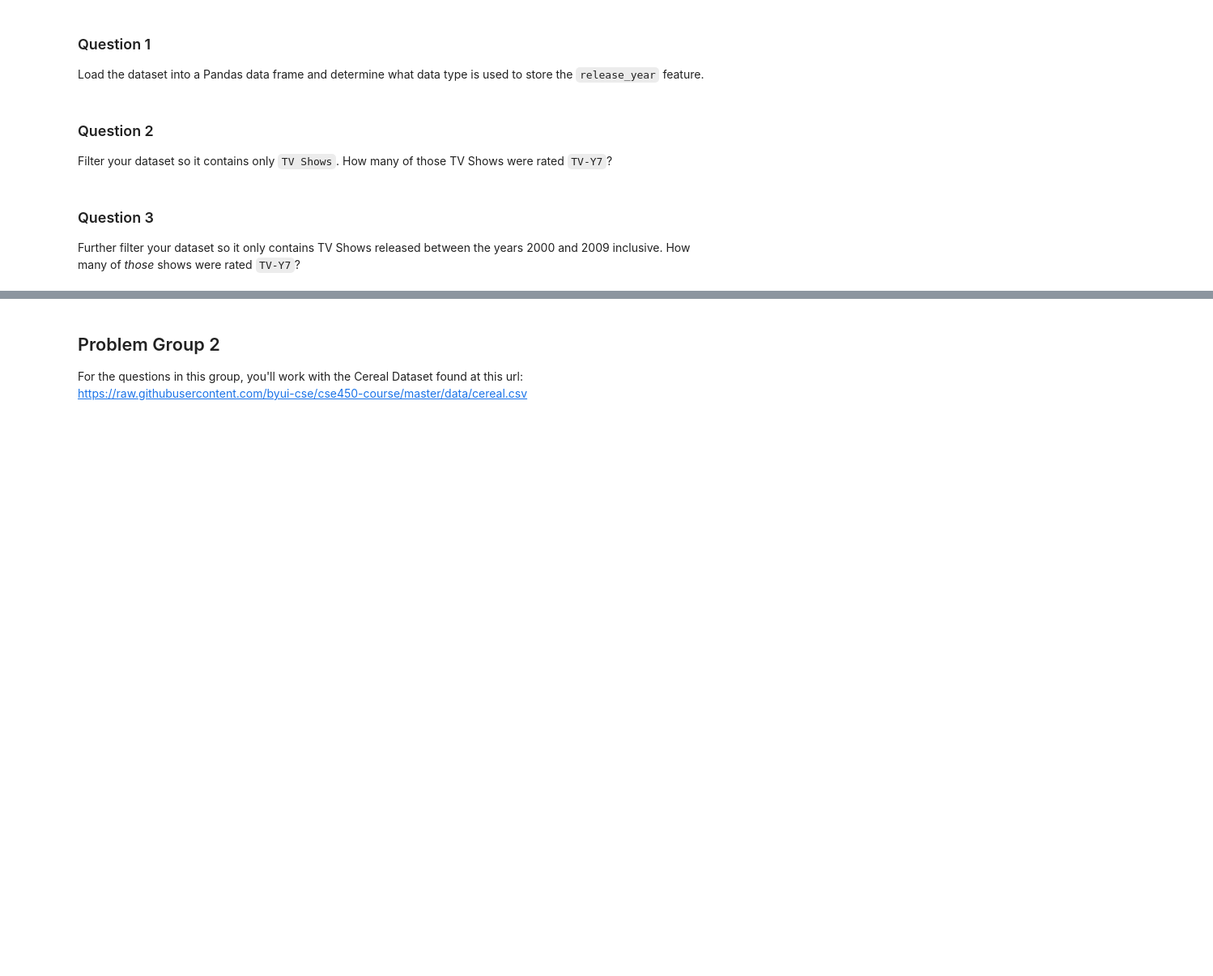
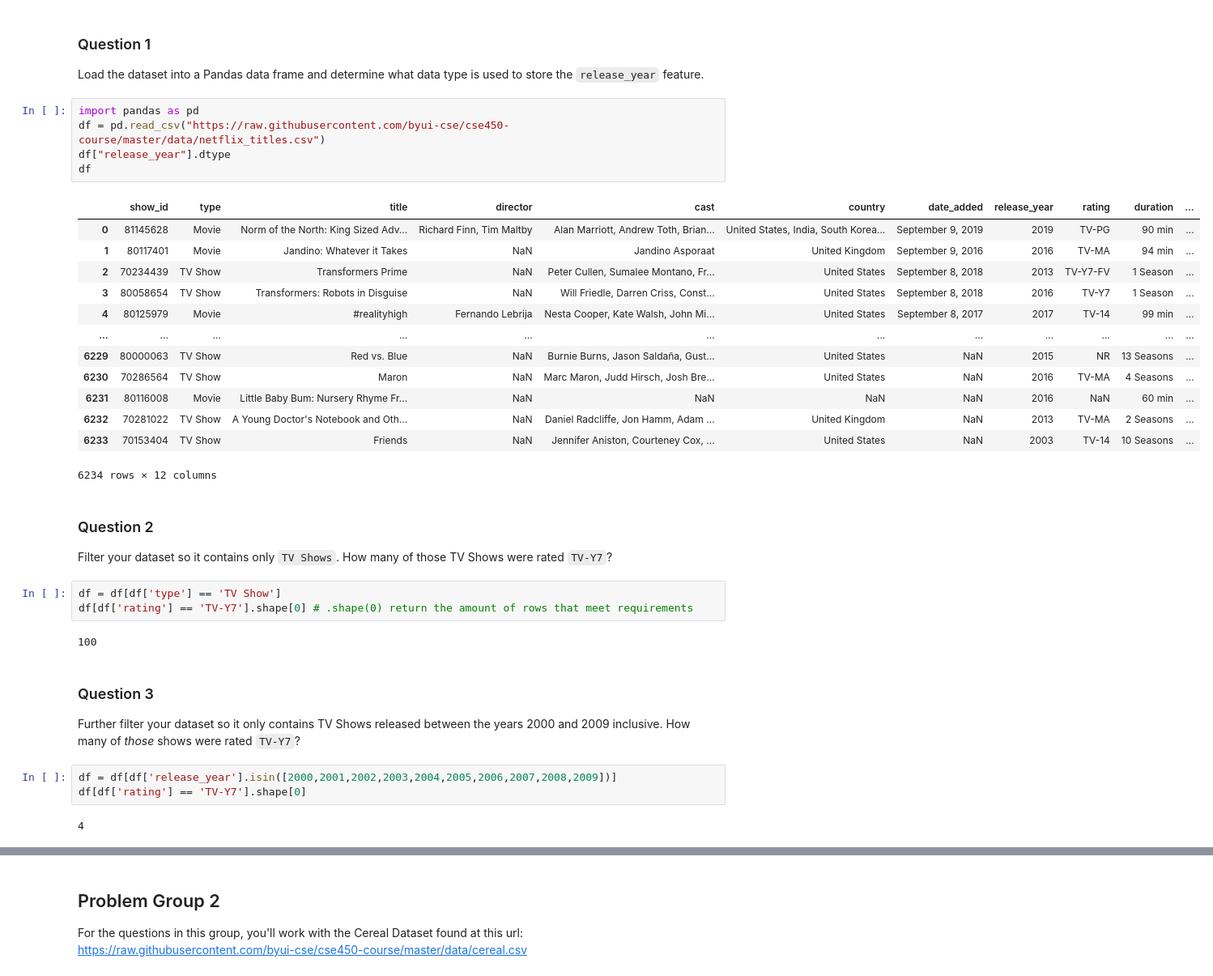
Before and after one commit to jschaefer18/Housing-Data-Analysis, a Jupyter notebook: notebooks/module01-assessment.ipynb, the cells around one changed output, grey strips where cells are left out. Shown at 81% size. Drawn from its saved outputs; the diff is of its cells as text; blank space fills up the shorter version.

```diff
--- a/notebooks/module01-assessment.ipynb
+++ b/notebooks/module01-assessment.ipynb
@@ -23,9 +25,38 @@ For the questions in this group, you'll work with the Netflix Movies Dataset fou
 # %% [markdown]
 ### Question 1
 Load the dataset into a Pandas data frame and determine what data type is used to store the `release_year` feature.
+# %%
+import pandas as pd
+df = pd.read_csv("https://raw.githubusercontent.com/byui-cse/cse450-course/master/data/netflix_titles.csv")
+df["release_year"].dtype
+df
+# %% [output]
+|  | show_id | type | title | director | cast | country | date_added | release_year | rating | duration | ... |
+| 0 | 81145628 | Movie | Norm of the North: King Sized Adv... | Richard Finn, Tim Maltby | Alan Marriott, Andrew Toth, Brian... | United States, India, South Korea... | September 9, 2019 | 2019 | TV-PG | 90 min | ... |
+| 1 | 80117401 | Movie | Jandino: Whatever it Takes | NaN | Jandino Asporaat | United Kingdom | September 9, 2016 | 2016 | TV-MA | 94 min | ... |
+| 2 | 70234439 | TV Show | Transformers Prime | NaN | Peter Cullen, Sumalee Montano, Fr... | United States | September 8, 2018 | 2013 | TV-Y7-FV | 1 Season | ... |
+| 3 | 80058654 | TV Show | Transformers: Robots in Disguise | NaN | Will Friedle, Darren Criss, Const... | United States | September 8, 2018 | 2016 | TV-Y7 | 1 Season | ... |
+| 4 | 80125979 | Movie | #realityhigh | Fernando Lebrija | Nesta Cooper, Kate Walsh, John Mi... | United States | September 8, 2017 | 2017 | TV-14 | 99 min | ... |
+| ... | ... | ... | ... | ... | ... | ... | ... | ... | ... | ... | ... |
+| 6229 | 80000063 | TV Show | Red vs. Blue | NaN | Burnie Burns, Jason Saldaña, Gust... | United States | NaN | 2015 | NR | 13 Seasons | ... |
+| 6230 | 70286564 | TV Show | Maron | NaN | Marc Maron, Judd Hirsch, Josh Bre... | United States | NaN | 2016 | TV-MA | 4 Seasons | ... |
+| 6231 | 80116008 | Movie | Little Baby Bum: Nursery Rhyme Fr... | NaN | NaN | NaN | NaN | 2016 | NaN | 60 min | ... |
+| 6232 | 70281022 | TV Show | A Young Doctor's Notebook and Oth... | NaN | Daniel Radcliffe, Jon Hamm, Adam ... | United Kingdom | NaN | 2013 | TV-MA | 2 Seasons | ... |
+| 6233 | 70153404 | TV Show | Friends | NaN | Jennifer Aniston, Courteney Cox, ... | United States | NaN | 2003 | TV-14 | 10 Seasons | ... |
+6234 rows × 12 columns
 # %% [markdown]
 ### Question 2
 Filter your dataset so it contains only `TV Shows`. How many of those TV Shows were rated `TV-Y7`?
+# %%
+df = df[df['type'] == 'TV Show']
+df[df['rating'] == 'TV-Y7'].shape[0] # .shape(0) return the amount of rows that meet requirements
+# %% [output]
+100
 # %% [markdown]
 ### Question 3
 Further filter your dataset so it only contains TV Shows released between the years 2000 and 2009 inclusive. How many of *those* shows were rated `TV-Y7`?
+# %%
+df = df[df['release_year'].isin([2000,2001,2002,2003,2004,2005,2006,2007,2008,2009])]
+df[df['rating'] == 'TV-Y7'].shape[0]
+# %% [output]
+4
```
Also changed, not shown: parts of 7 cells of this notebook.
